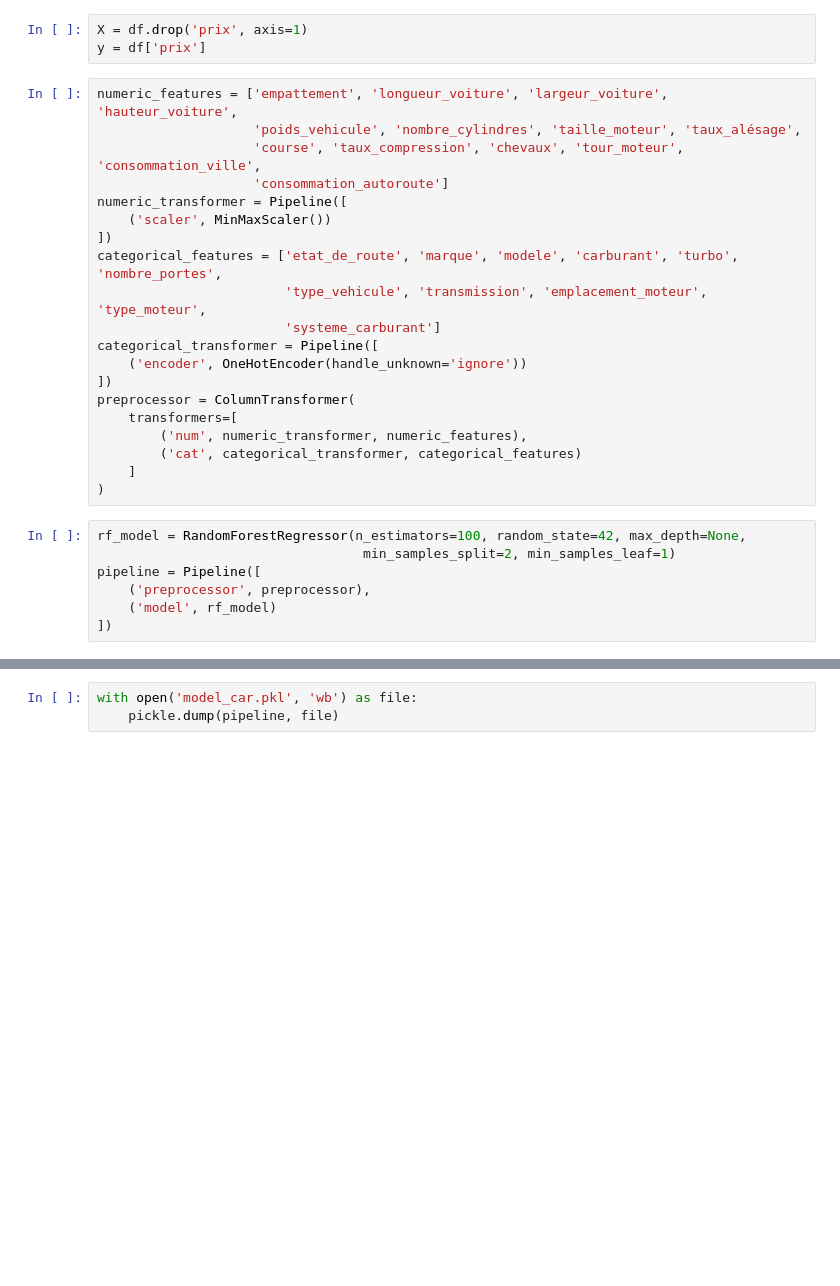
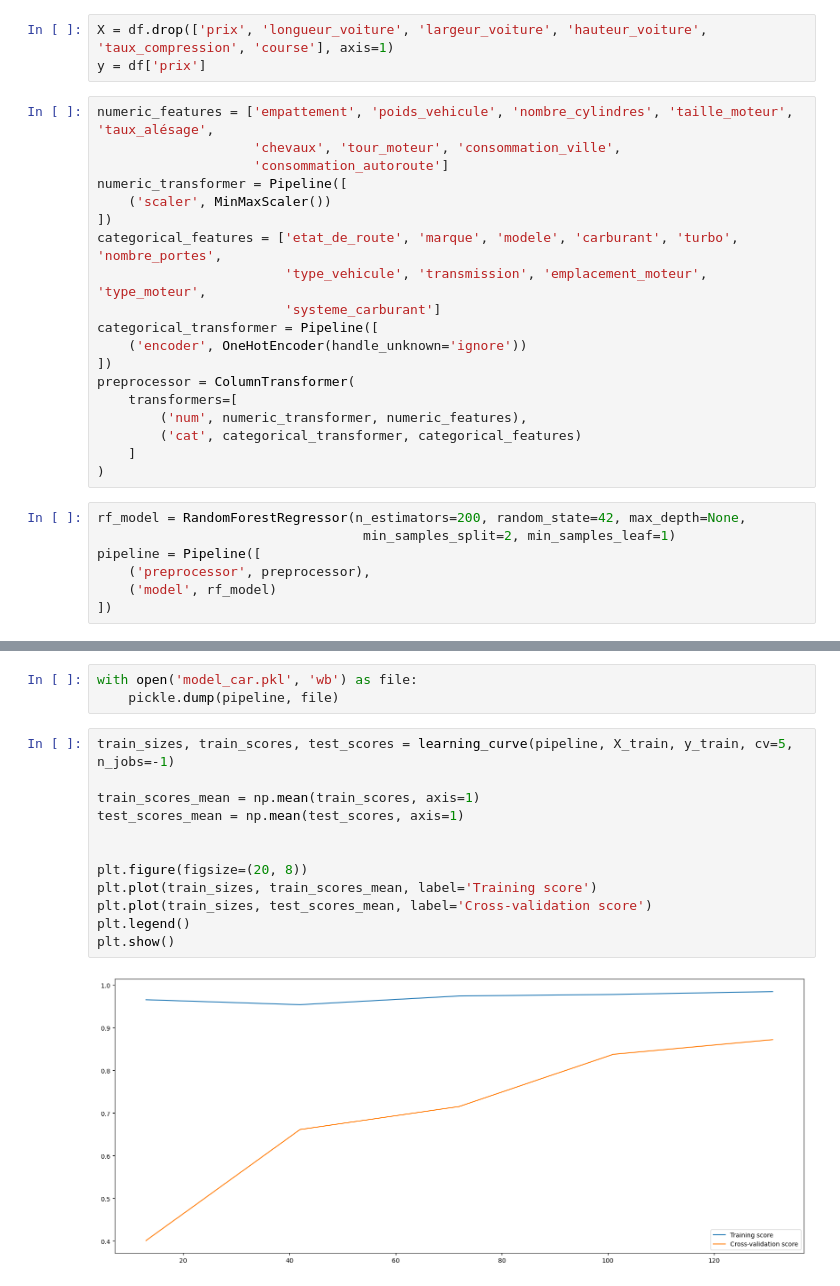
Before and after one commit to neevaiti/car_linear_regression, a Jupyter notebook: model.ipynb, the cells around one changed output, grey strips where cells are left out. Drawn from its saved outputs; the diff is of its cells as text; blank space fills up the shorter version.

```diff
--- a/model.ipynb
+++ b/model.ipynb
@@ -11,12 +14,11 @@ from sklearn.model_selection import train_test_split
 # %%
 df = pd.read_csv('./src/car_dataset_cleaned.csv')
 # %%
-X = df.drop('prix', axis=1)
+X = df.drop(['prix', 'longueur_voiture', 'largeur_voiture', 'hauteur_voiture', 'taux_compression', 'course'], axis=1)
 y = df['prix']
 # %%
-numeric_features = ['empattement', 'longueur_voiture', 'largeur_voiture', 'hauteur_voiture',
-                    'poids_vehicule', 'nombre_cylindres', 'taille_moteur', 'taux_alésage',
-                    'course', 'taux_compression', 'chevaux', 'tour_moteur', 'consommation_ville',
+numeric_features = ['empattement', 'poids_vehicule', 'nombre_cylindres', 'taille_moteur', 'taux_alésage',
+                    'chevaux', 'tour_moteur', 'consommation_ville',
                     'consommation_autoroute']
 numeric_transformer = Pipeline([
     ('scaler', MinMaxScaler())
@@ -34,7 +36,7 @@ preprocessor = ColumnTransformer(
     ]
 )
 # %%
-rf_model = RandomForestRegressor(n_estimators=100, random_state=42, max_depth=None,
+rf_model = RandomForestRegressor(n_estimators=200, random_state=42, max_depth=None,
                                   min_samples_split=2, min_samples_leaf=1)
 pipeline = Pipeline([
     ('preprocessor', preprocessor),
@@ -53,3 +55,17 @@ print(f"{score}")
 # %%
 with open('model_car.pkl', 'wb') as file:
     pickle.dump(pipeline, file)
+# %%
+train_sizes, train_scores, test_scores = learning_curve(pipeline, X_train, y_train, cv=5, n_jobs=-1)
+
+train_scores_mean = np.mean(train_scores, axis=1)
+test_scores_mean = np.mean(test_scores, axis=1)
+
+
+plt.figure(figsize=(20, 8))
+plt.plot(train_sizes, train_scores_mean, label='Training score')
+plt.plot(train_sizes, test_scores_mean, label='Cross-validation score')
+plt.legend()
+plt.show()
+# %% [output]
+[figure, added]
```
Also changed, not shown: parts of 2 cells of this notebook, 3 other files.
